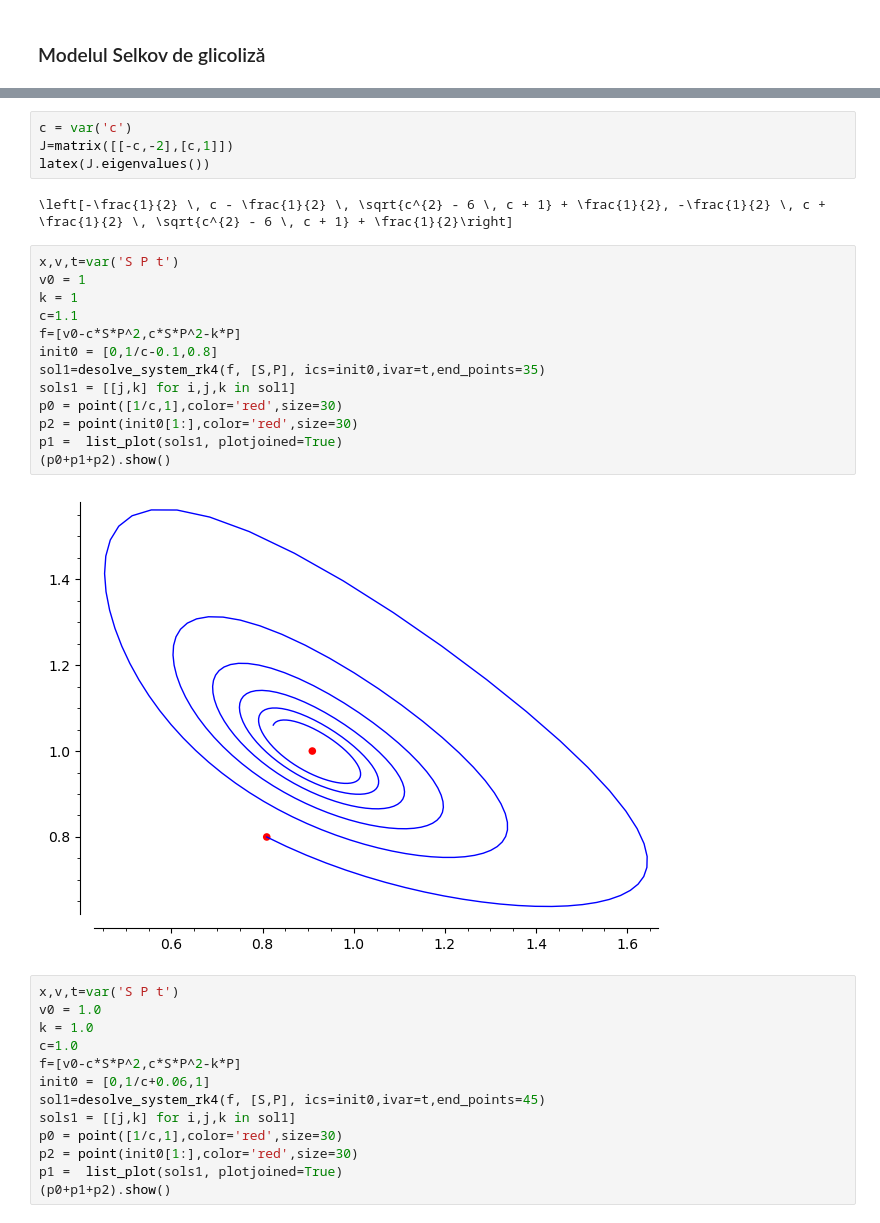
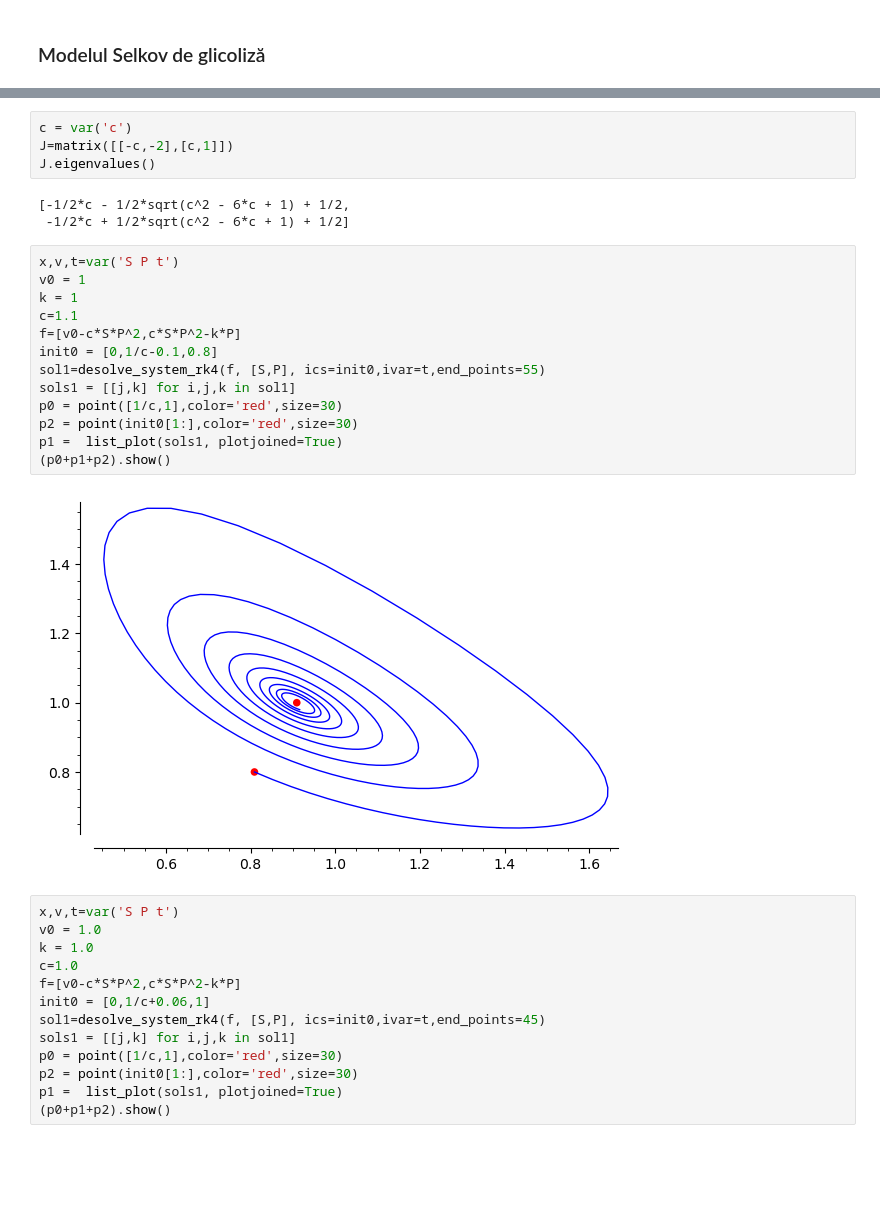
Before and after one commit to adhalanay/curs-ecologie, a Jupyter notebook: Cursul10.ipynb, the cells around one changed output, grey strips where cells are left out. Cells and saved outputs as stored; diff of their text form; blank space fills up the shorter version.

```diff
--- a/Cursul10.ipynb
+++ b/Cursul10.ipynb
@@ -469,24 +472,25 @@ $c > 1$ avem un echilbru stabil, pentru $c < 1$ unul instabil înconjurat de un
 # %%
 c = var('c')
 J=matrix([[-c,-2],[c,1]])
-latex(J.eigenvalues())
+J.eigenvalues()
 # %% [output]
-\left[-\frac{1}{2} \, c - \frac{1}{2} \, \sqrt{c^{2} - 6 \, c + 1} + \frac{1}{2}, -\frac{1}{2} \, c + \frac{1}{2} \, \sqrt{c^{2} - 6 \, c + 1} + \frac{1}{2}\right]
+[-1/2*c - 1/2*sqrt(c^2 - 6*c + 1) + 1/2,
+ -1/2*c + 1/2*sqrt(c^2 - 6*c + 1) + 1/2]
 # %%
 x,v,t=var('S P t')
 v0 = 1
 k = 1
 c=1.1
 f=[v0-c*S*P^2,c*S*P^2-k*P]
 init0 = [0,1/c-0.1,0.8]
-sol1=desolve_system_rk4(f, [S,P], ics=init0,ivar=t,end_points=35)
+sol1=desolve_system_rk4(f, [S,P], ics=init0,ivar=t,end_points=55)
 sols1 = [[j,k] for i,j,k in sol1]
 p0 = point([1/c,1],color='red',size=30)
 p2 = point(init0[1:],color='red',size=30)
 p1 =  list_plot(sols1, plotjoined=True)
 (p0+p1+p2).show()
 # %% [output]
-[figure, old version]
+[figure, new version]
 # %%
 x,v,t=var('S P t')
 v0 = 1.0
```
Also changed, not shown: parts of 8 cells of this notebook.
